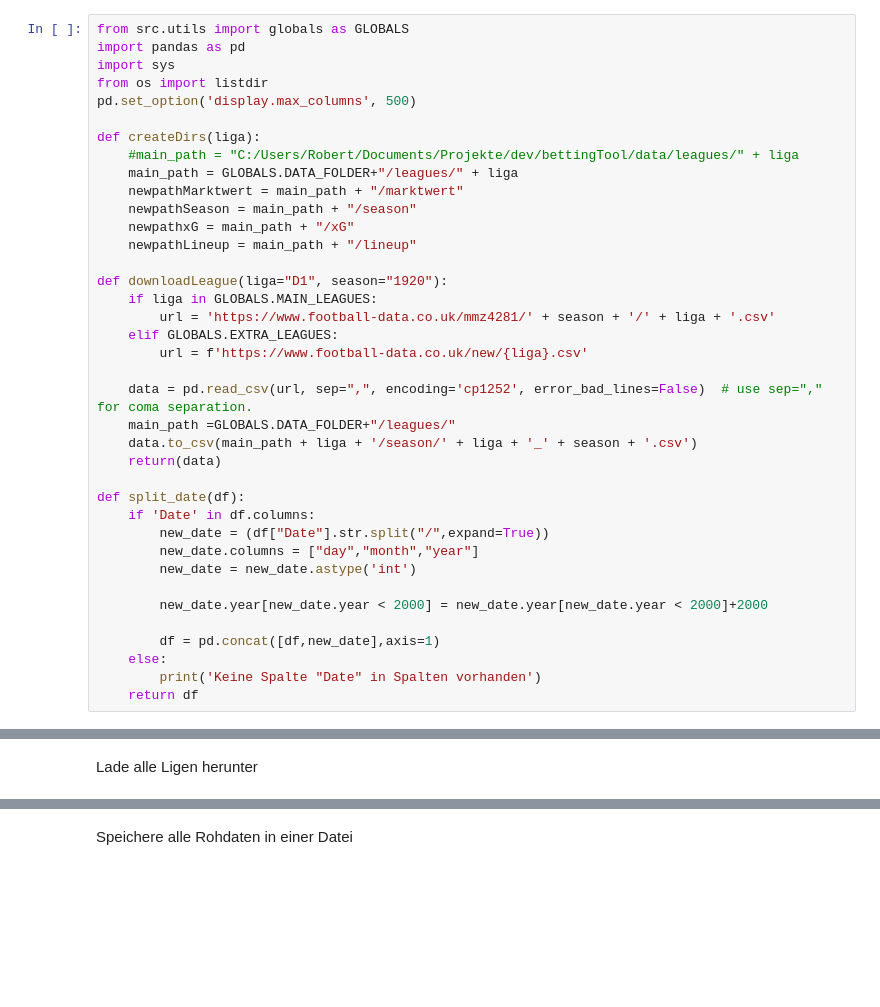
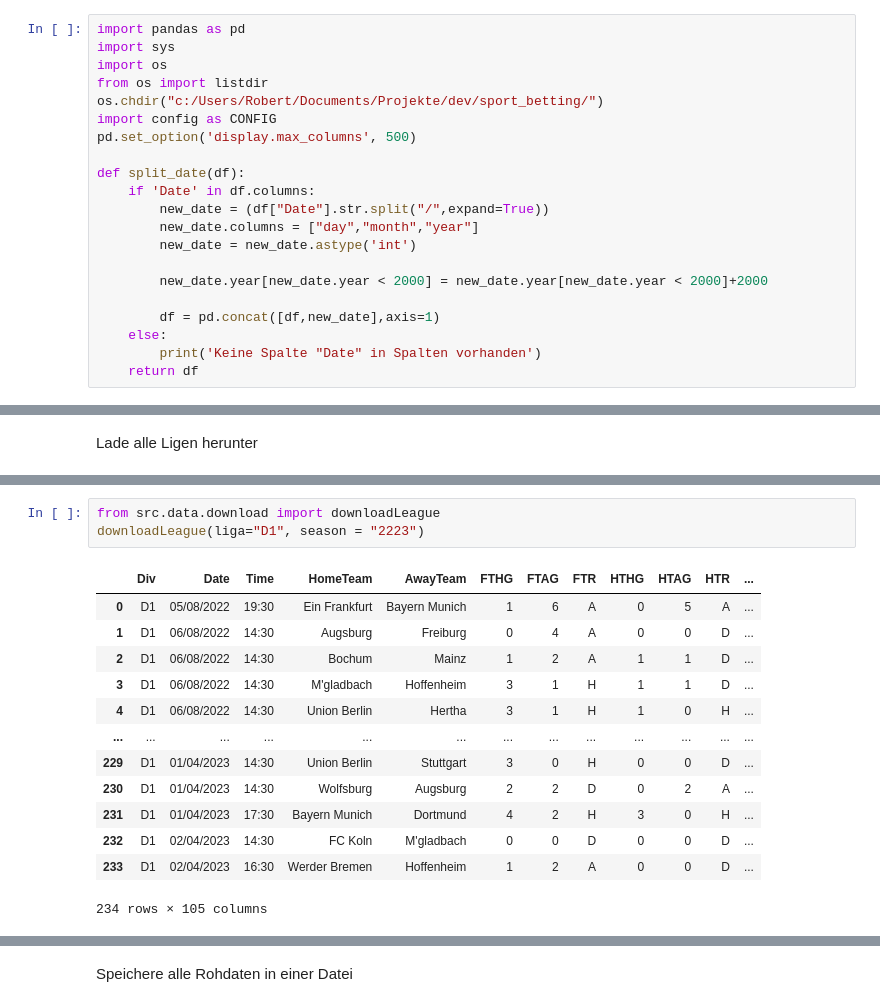
Before and after one commit to robb1302/sport_betting, a Jupyter notebook: scripts/import_data.ipynb, the cells around one changed output, grey strips where cells are left out. Drawn from its saved outputs; the diff is of its cells as text; blank space fills up the shorter version.

```diff
--- a/scripts/import_data.ipynb
+++ b/scripts/import_data.ipynb
@@ -1,28 +1,11 @@
 # %%
-from src.utils import globals as GLOBALS
 import pandas as pd
 import sys
+import os
 from os import listdir
+os.chdir("c:/Users/Robert/Documents/Projekte/dev/sport_betting/")
+import config as CONFIG
 pd.set_option('display.max_columns', 500)
-
-def createDirs(liga):
-    #main_path = "C:/Users/Robert/Documents/Projekte/dev/bettingTool/data/leagues/" + liga
-    main_path = GLOBALS.DATA_FOLDER+"/leagues/" + liga
-    newpathMarktwert = main_path + "/marktwert"
-    newpathSeason = main_path + "/season"
-    newpathxG = main_path + "/xG"
-    newpathLineup = main_path + "/lineup"
-
-def downloadLeague(liga="D1", season="1920"):
-    if liga in GLOBALS.MAIN_LEAGUES:
-        url = 'https://www.football-data.co.uk/mmz4281/' + season + '/' + liga + '.csv'
-    elif GLOBALS.EXTRA_LEAGUES:
-        url = f'https://www.football-data.co.uk/new/{liga}.csv'
-
-    data = pd.read_csv(url, sep=",", encoding='cp1252', error_bad_lines=False)  # use sep="," for coma separation.
-    main_path =GLOBALS.DATA_FOLDER+"/leagues/"
-    data.to_csv(main_path + liga + '/season/' + liga + '_' + season + '.csv')
-    return(data)
 
 def split_date(df):
     if 'Date' in df.columns:
@@ -62,0 +24,17 @@ for l in train_leagues:
+# %%
+from src.data.download import downloadLeague
+downloadLeague(liga="D1", season = "2223")
+# %% [output]
+|  | Div | Date | Time | HomeTeam | AwayTeam | FTHG | FTAG | FTR | HTHG | HTAG | HTR | ... |
+| 0 | D1 | 05/08/2022 | 19:30 | Ein Frankfurt | Bayern Munich | 1 | 6 | A | 0 | 5 | A | ... |
+| 1 | D1 | 06/08/2022 | 14:30 | Augsburg | Freiburg | 0 | 4 | A | 0 | 0 | D | ... |
+| 2 | D1 | 06/08/2022 | 14:30 | Bochum | Mainz | 1 | 2 | A | 1 | 1 | D | ... |
+| 3 | D1 | 06/08/2022 | 14:30 | M'gladbach | Hoffenheim | 3 | 1 | H | 1 | 1 | D | ... |
+| 4 | D1 | 06/08/2022 | 14:30 | Union Berlin | Hertha | 3 | 1 | H | 1 | 0 | H | ... |
+| ... | ... | ... | ... | ... | ... | ... | ... | ... | ... | ... | ... | ... |
+| 229 | D1 | 01/04/2023 | 14:30 | Union Berlin | Stuttgart | 3 | 0 | H | 0 | 0 | D | ... |
+| 230 | D1 | 01/04/2023 | 14:30 | Wolfsburg | Augsburg | 2 | 2 | D | 0 | 2 | A | ... |
+| 231 | D1 | 01/04/2023 | 17:30 | Bayern Munich | Dortmund | 4 | 2 | H | 3 | 0 | H | ... |
+| 232 | D1 | 02/04/2023 | 14:30 | FC Koln | M'gladbach | 0 | 0 | D | 0 | 0 | D | ... |
+| 233 | D1 | 02/04/2023 | 16:30 | Werder Bremen | Hoffenheim | 1 | 2 | A | 0 | 0 | D | ... |
+234 rows × 105 columns
```
Also changed, not shown: parts of 7 cells of this notebook, 4 other files.
